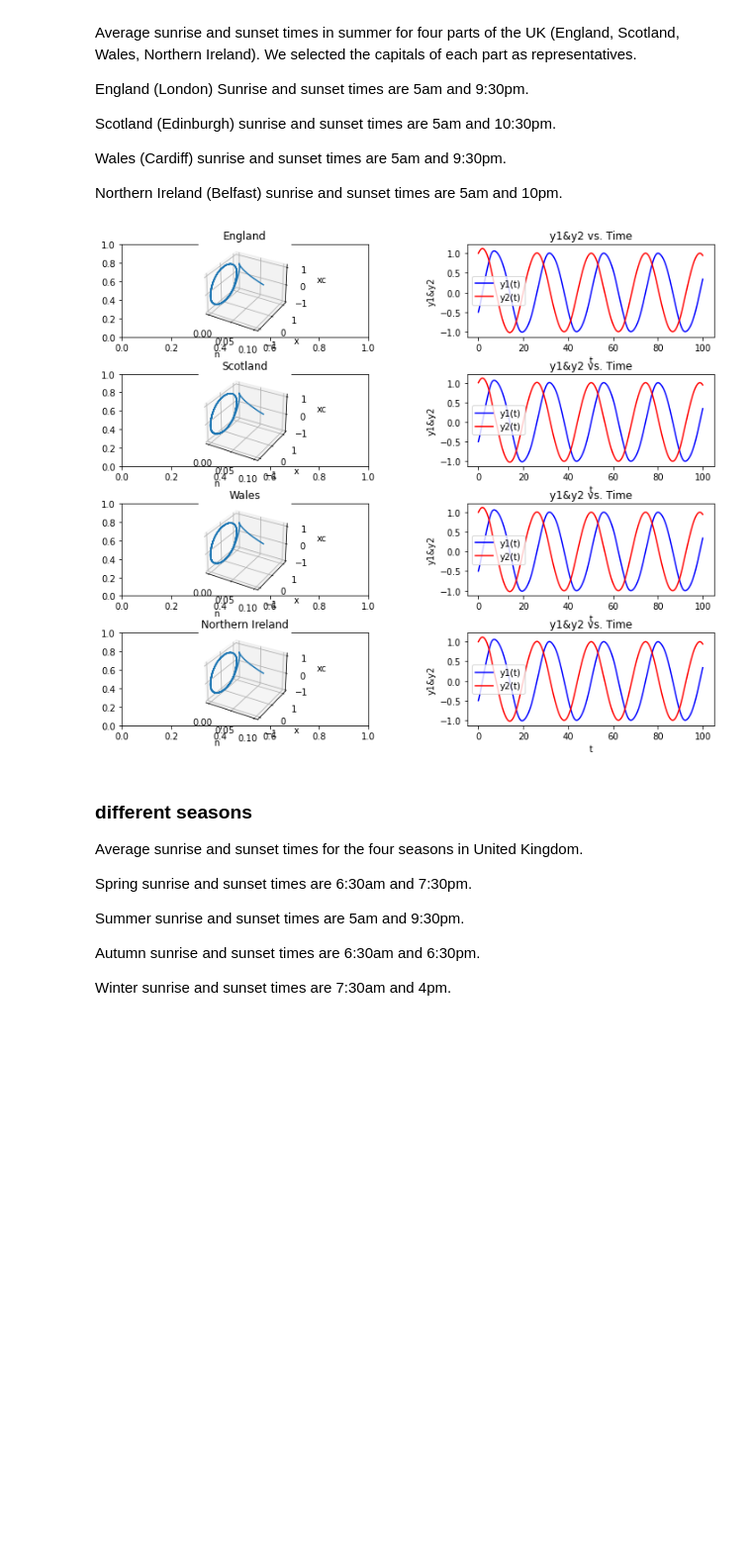
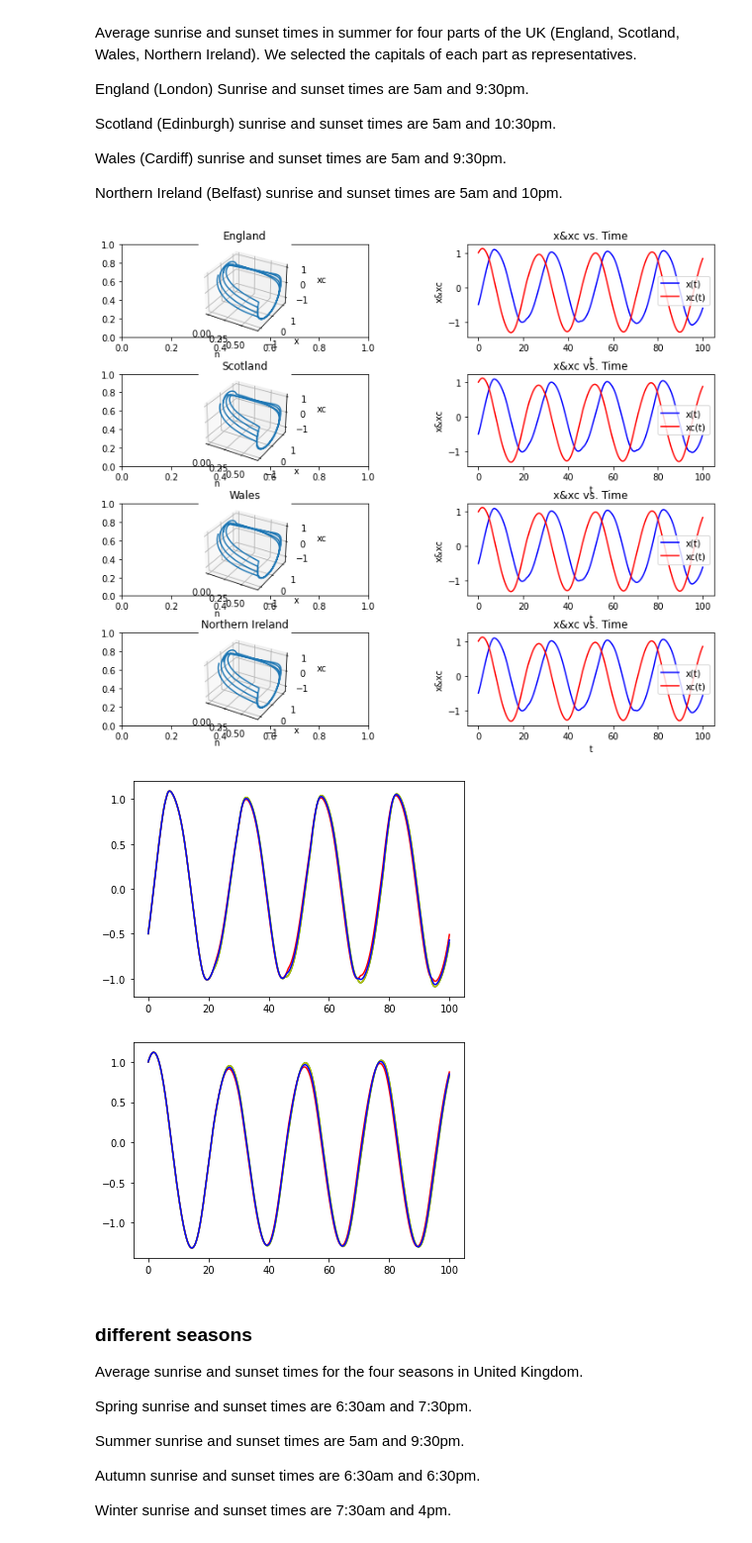
Before and after one commit to hmiaosang/23-summer-project, a Jupyter notebook: summer project.ipynb, the cells around one changed output. Shown at 99% size. Cells and saved outputs as stored; diff of their text form; code cells hidden in the pictures; blank space fills up the shorter version.

```diff
--- a/summer project.ipynb
+++ b/summer project.ipynb
@@ -342,14 +281,18 @@ Northern Ireland (Belfast) sunrise and sunset times are 5am and 10pm.
 # define 3 dimensional Van der Pol equation
 def CR_1(state, t,I0,I1,B0,B1):
     n, x, xc = state
-    a0 = 0.05;g = 0.0075;I0 = 9500;p = 0.5;mu = 0.13;q = 1/3;tx = 24.2;k = 0.55;kc = 0.4;G=33.75
+    a0 = 0.05; g = 0.0075; I0 = 9500; p = 0.5; mu = 0.13; q = 1/3; tx = 24.2; k = 0.55; kc = 0.4; G = 33.75
 
     # the piecewise function for light I(t)
-    if t % 24 > I0 and t % 24 < I1:I = 1000
-    else:I = 0
+    if t % 24 > I0 or t % 24 < I1:
+        I = 1000
+    else:
+        I = 0
     #the piecewise function for the sleep state B(t)
-    if t % 24 < B0 and t % 24 > B1:b=1
-    else:b=0
+    if t % 24 < B0 or t % 24 > B1:
+        b=1
+    else:
+        b=0
 
     dn_dt = 60 * (a0 * (I / I0)**p * (1 - b) * (1 - n) - g * n)
     u = G * a0 * (I / I0)**p * (1 - b) * (1 - n)
@@ -381,32 +324,32 @@ extra_args_w = (5, 21.5, 6, 23)
 extra_args_n = (5, 22, 6, 23)
 
 
-# 英格兰
+# England
 states_e = odeint(CR_1, initial_state, t, args=extra_args_e)
 n_simulated_e = states_e[:, 0]
 x_simulated_e = states_e[:, 1]
 xc_simulated_e = states_e[:, 2]
 
-# 苏格兰
+# Scotland
 states_s = odeint(CR_1, initial_state, t, args=extra_args_s)
 n_simulated_s = states_s[:, 0]
 x_simulated_s = states_s[:, 1]
 xc_simulated_s = states_s[:, 2]
 
-# 威尔士
+# Wales
 states_w = odeint(CR_1, initial_state, t, args=extra_args_w)
 n_simulated_w = states_w[:, 0]
 x_simulated_w = states_w[:, 1]
 xc_simulated_w = states_w[:, 2]
 
-# 北爱尔兰
+# North Ireland
 states_n = odeint(CR_1, initial_state, t, args=extra_args_n)
 n_simulated_n = states_n[:, 0]
 x_simulated_n = states_n[:, 1]
 xc_simulated_n = states_n[:, 2]
 
 fig, axs = plt.subplots(4, 2, figsize=(12, 10))
-# 英格兰
+# England
 axs[0, 0] = fig.add_subplot(421, projection='3d')
 axs[0, 0].plot(n_simulated_e, x_simulated_e, xc_simulated_e)
 axs[0, 0].set_xlabel('n')
@@ -421,7 +364,7 @@ axs[0, 1].set_ylabel('x&xc')
 axs[0, 1].set_title("x&xc vs. Time")
 axs[0, 1].legend()
 
-# 苏格兰
+# Scotland
 axs[1, 0] = fig.add_subplot(423, projection='3d')
 axs[1, 0].plot(n_simulated_s, x_simulated_s, xc_simulated_s)
 axs[1, 0].set_xlabel('n')
@@ -436,40 +379,54 @@ axs[1, 1].set_ylabel('x&xc')
 axs[1, 1].set_title("x&xc vs. Time")
 axs[1, 1].legend()
 
-# 威尔士
+# Wales
 axs[2, 0] = fig.add_subplot(425, projection='3d')
 axs[2, 0].plot(n_simulated_w, x_simulated_w, xc_simulated_w)
 axs[2, 0].set_xlabel('n')
 axs[2, 0].set_ylabel('x')
 axs[2, 0].set_zlabel('xc')
 axs[2, 0].set_title('Wales')
 
 axs[2, 1].plot(t, x_simulated_w, 'b-', label='x(t)')
 axs[2, 1].plot(t, xc_simulated_w, 'r-', label='xc(t)')
 axs[2, 1].set_xlabel('t')
 axs[2, 1].set_ylabel('x&xc')
 axs[2, 1].set_title("x&xc vs. Time")
 axs[2, 1].legend()
 
-# 北爱尔兰
+# North Ireland
 axs[3, 0] = fig.add_subplot(427, projection='3d')
 axs[3, 0].plot(n_simulated_n, x_simulated_n, xc_simulated_n)
 axs[3, 0].set_xlabel('n')
 axs[3, 0].set_ylabel('x')
 axs[3, 0].set_zlabel('xc')
 axs[3, 0].set_title('Northern Ireland')
 
 axs[3, 1].plot(t, x_simulated_n, 'b-', label='x(t)')
 axs[3, 1].plot(t, xc_simulated_n, 'r-', label='xc(t)')
 axs[3, 1].set_xlabel('t')
 axs[3, 1].set_ylabel('x&xc')
 axs[3, 1].set_title("x&xc vs. Time")
 axs[3, 1].legend()
 
 plt.subplots_adjust(wspace=0.4, hspace=0.4)
 plt.show()
+
+plt.plot(t, x_simulated_e, 'g-', label='England')
+plt.plot(t, x_simulated_s, 'r-', label='Scotland')
+plt.plot(t, x_simulated_w, 'y-', label='Wales')
+plt.plot(t, x_simulated_n, 'b-', label='North Ireland')
+plt.show()
+
+plt.plot(t, xc_simulated_e, 'g-', label='England')
+plt.plot(t, xc_simulated_s, 'r-', label='Scotland')
+plt.plot(t, xc_simulated_w, 'y-', label='Wales')
+plt.plot(t, xc_simulated_n, 'b-', label='North Ireland')
+plt.show()
 # %% [output]
-[figure, old version]
+[figure, new version]
+[figure, added]
+[figure, added]
 # %% [markdown]
 ### different seasons
 Average sunrise and sunset times for the four seasons in United Kingdom.
```
Also changed, not shown: parts of 13 cells of this notebook.
